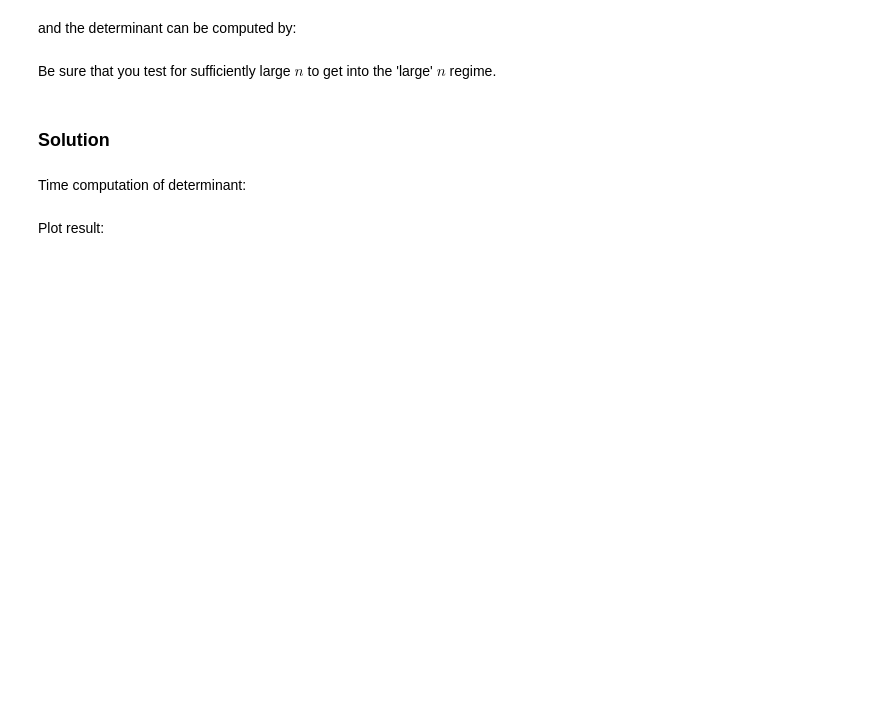
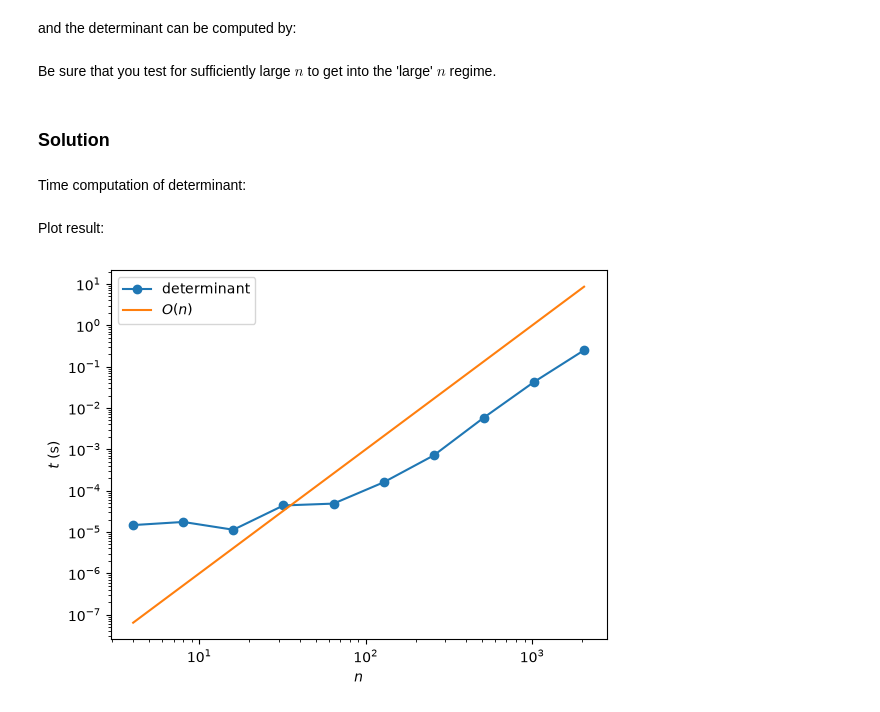
Before and after one commit to ChanelYang/PartIA-Computing-Michaelmas_cy388, a Jupyter notebook: Exercises/11 Exercises.ipynb, the cells around one changed output. Saved outputs shown, nothing was run; the diff lists cells and outputs as text; code cells hidden in the pictures; blank space fills up the shorter version.

```diff
--- a/Exercises/11 Exercises.ipynb
+++ b/Exercises/11 Exercises.ipynb
@@ -63,7 +93,5 @@ Time computation of determinant:
 # %%
 # Create array of problem sizes we want to test (powers of 2)
 N = 2**np.arange(2, 12)
-
-...
 # %% [markdown]
 Plot result:
@@ -71,0 +98,27 @@ Plot result:
+# %%
+times = []
+
+# Time the search for each problem size
+for n in N:
+    A = np.random.rand(n, n)
+
+# Time search function (repeating 3 times) to find a random integer in x[:n]
+    t = %timeit -q -n4 -r1 -o np.linalg.slogdet(A)
+
+    # Store best case time
+    times.append(t.best)
+
+# Plot and label the time taken for linear search
+plt.loglog(N, times, marker='o', label='determinant')
+plt.xlabel('$n$')
+plt.ylabel('$t$ (s)')
+
+# Show a reference line of O(n)
+plt.loglog(N, 1e-9*N**3, label='$O(n)$')
+
+# Add legend
+plt.legend(loc=0)
+
+plt.show()
+# %% [output]
+[figure, added]
```
Also changed, not shown: parts of 4 cells of this notebook, 9 other files.
